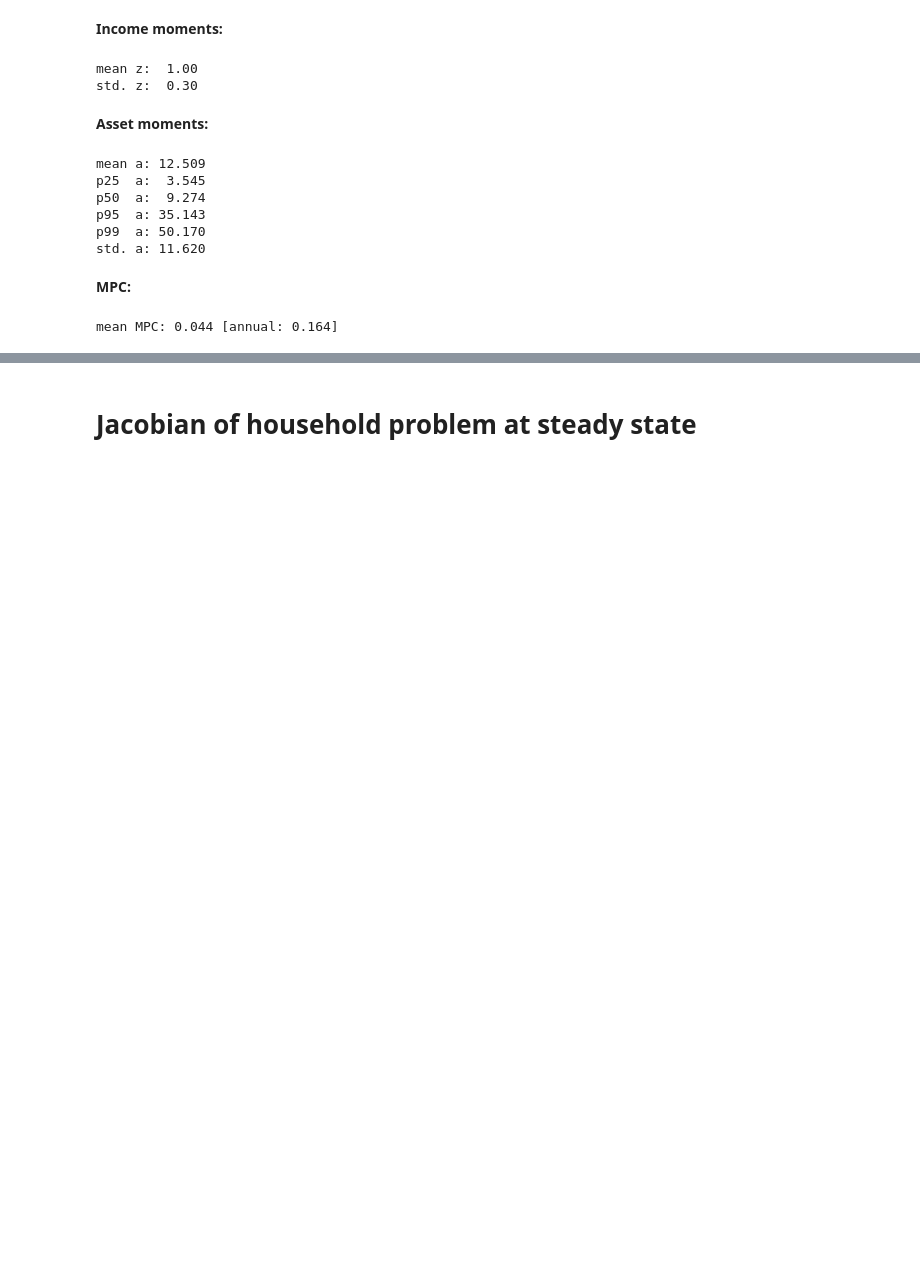
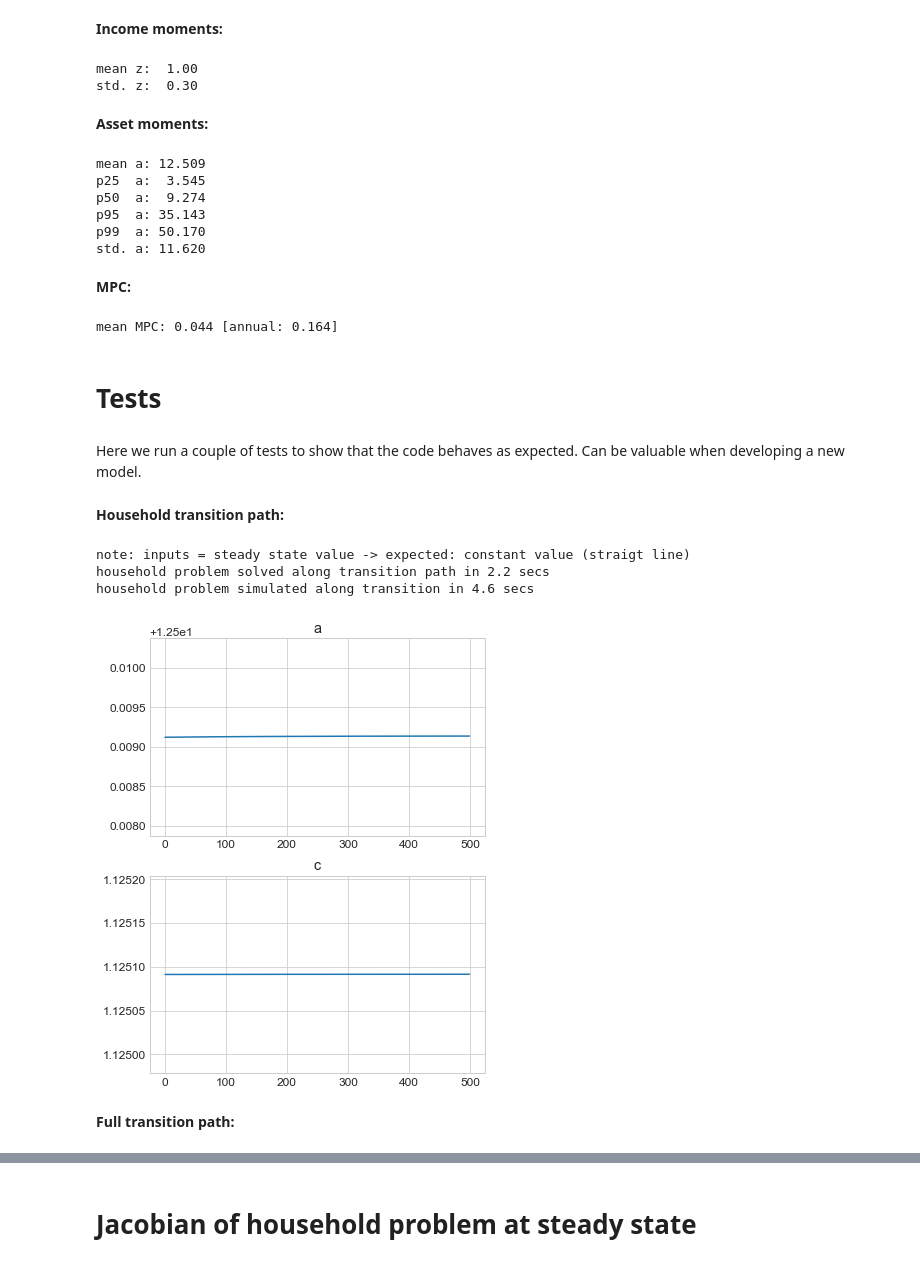
Before and after one commit to NumEconCopenhagen/GEModelToolsNotebooks, a Jupyter notebook: 01. Test.ipynb, the cells around one changed output, grey strips where cells are left out. Drawn from its saved outputs; the diff is of its cells as text; code cells hidden in the pictures; blank space fills up the shorter version.

```diff
--- a/01. Test.ipynb
+++ b/01. Test.ipynb
@@ -217,3 +237,18 @@ mean_MPC_ann = 1-(1-mean_MPC)**4
 print(f'mean MPC: {mean_MPC:.3f} [annual: {mean_MPC_ann:.3f}]')
 # %% [output]
 mean MPC: 0.044 [annual: 0.164]
+# %% [markdown]
+# Tests
+# %% [markdown]
+Here we run a couple of tests to show that the code behaves as expected. Can be valuable when developing a new model.
+# %% [markdown]
+**Household transition path:**
+# %%
+model.test_hh_path()
+# %% [output]
+note: inputs = steady state value -> expected: constant value (straigt line)
+household problem solved along transition path in 2.2 secs
+household problem simulated along transition in 4.6 secs
+[figure, added]
+# %% [markdown]
+**Full transition path:**
```
Also changed, not shown: parts of 30 cells of this notebook, 9 other files.
